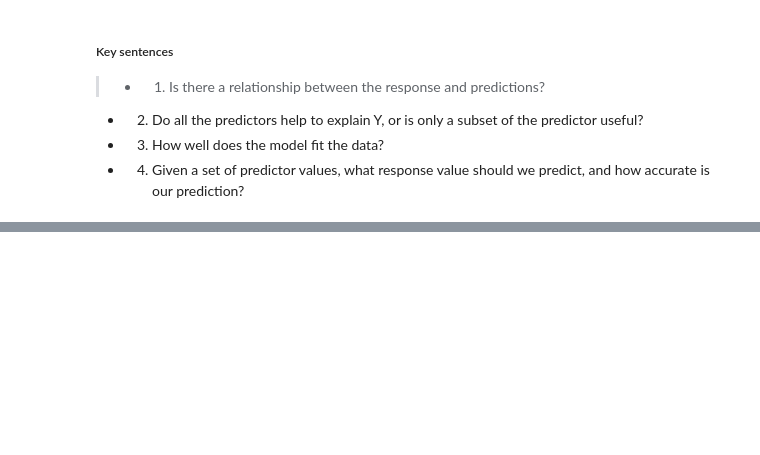
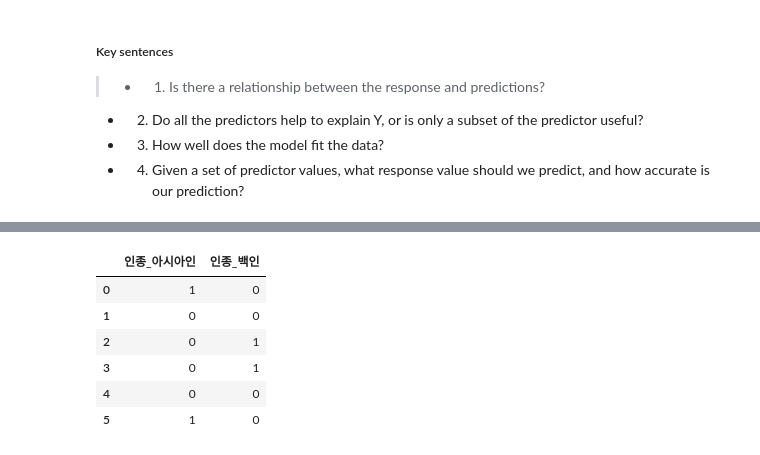
Before and after one commit to SONG-WONHO/ISLR, a Jupyter notebook: Chapter 03 - Linear Regression.ipynb, the cells around one changed output, grey strips where cells are left out. Saved outputs shown, nothing was run; the diff lists cells and outputs as text; code cells hidden in the pictures; blank space fills up the shorter version.

```diff
--- a/Chapter 03 - Linear Regression.ipynb
+++ b/Chapter 03 - Linear Regression.ipynb
@@ -270,0 +324,11 @@ RSE(RMSE) = \sqrt{\frac{1}{n-(p+1)}RSS}
+# %%
+df = pd.DataFrame({"인종_아시아인":[1, 0, 0, 0, 0, 1], "인종_백인":[0, 0, 1, 1, 0, 0]})
+df
+# %% [output]
+|  | 인종_아시아인 | 인종_백인 |
+| 0 | 1 | 0 |
+| 1 | 0 | 0 |
+| 2 | 0 | 1 |
+| 3 | 0 | 1 |
+| 4 | 0 | 0 |
+| 5 | 1 | 0 |
```
Also changed, not shown: parts of 12 cells of this notebook.
